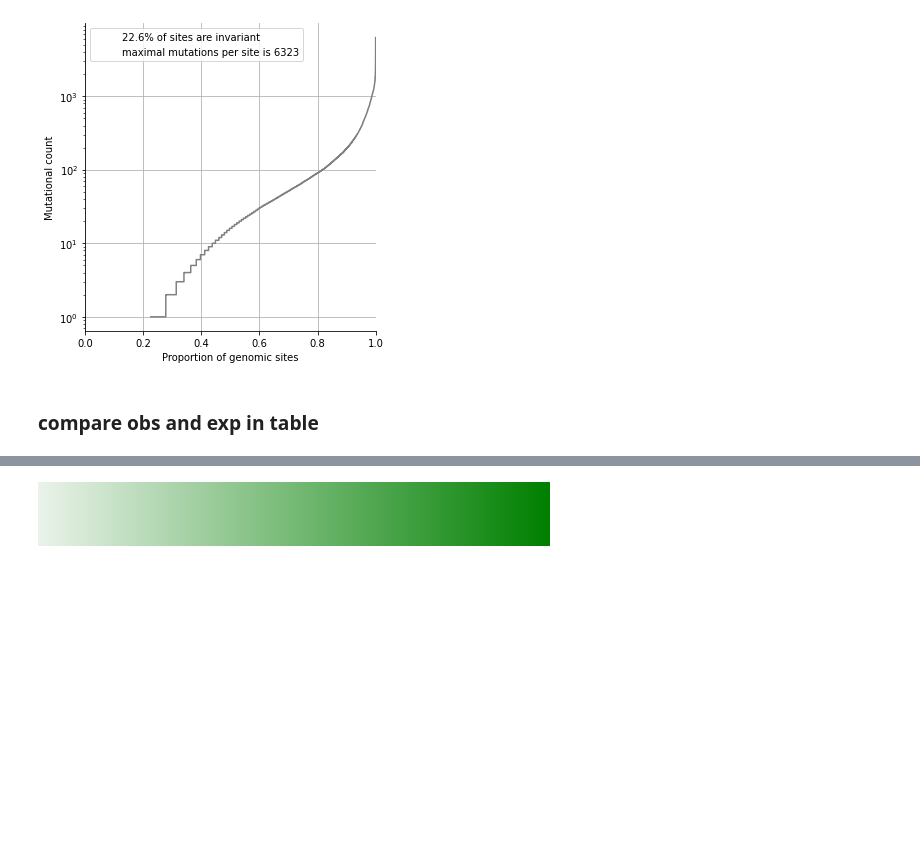
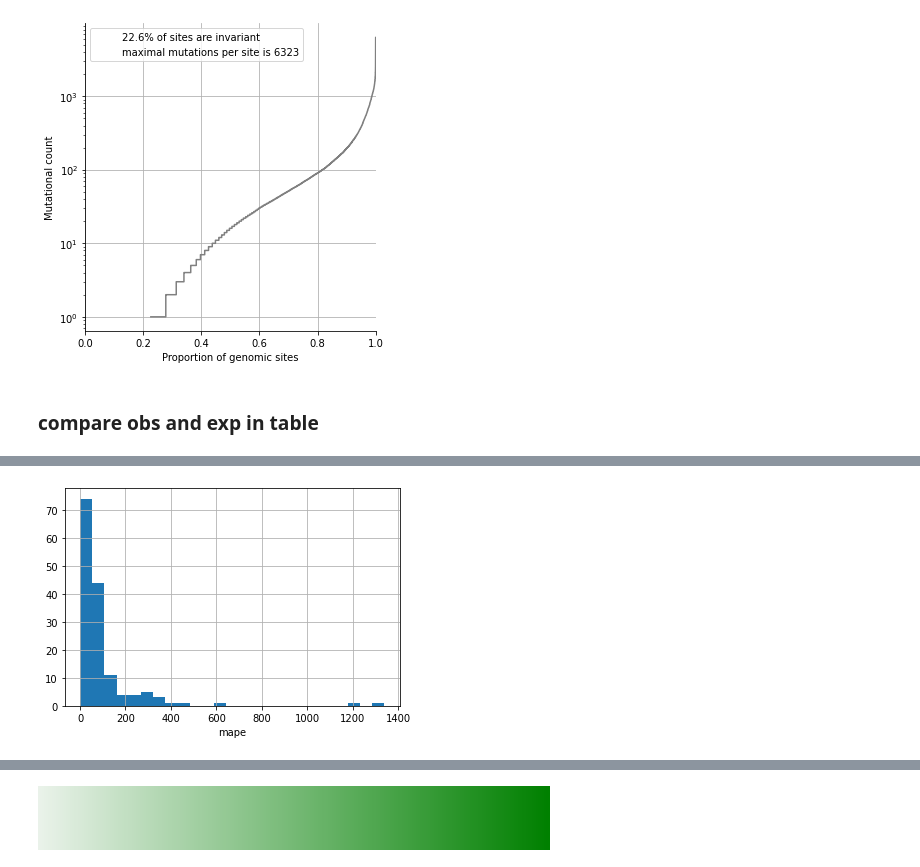
Before and after one commit to mitoclub/RNAViralMutSpec, a Jupyter notebook: sars-cov-2_aa_subst/process.ipynb, the cells around one changed output, grey strips where cells are left out. Saved outputs shown, nothing was run; the diff lists cells and outputs as text; code cells hidden in the pictures; blank space fills up the shorter version.

```diff
--- a/sars-cov-2_aa_subst/process.ipynb
+++ b/sars-cov-2_aa_subst/process.ipynb
@@ -417,0 +460,5 @@ aa_subst['diff_rel'] = aa_subst['nobs_freqs'] - aa_subst['nexp_freqs']
+# %%
+(aa_subst.mape.abs()*100).hist(bins=25)
+plt.xlabel('mape');
+# %% [output]
+[figure, added]
```
Also changed, not shown: parts of 13 cells of this notebook, 3 other files.
